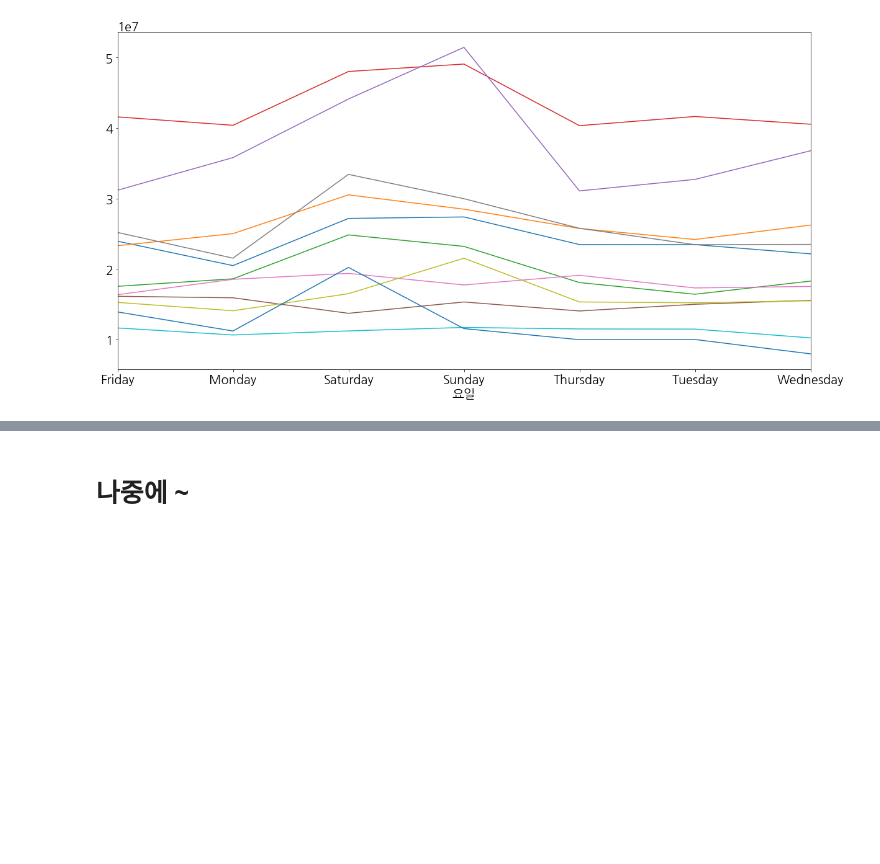
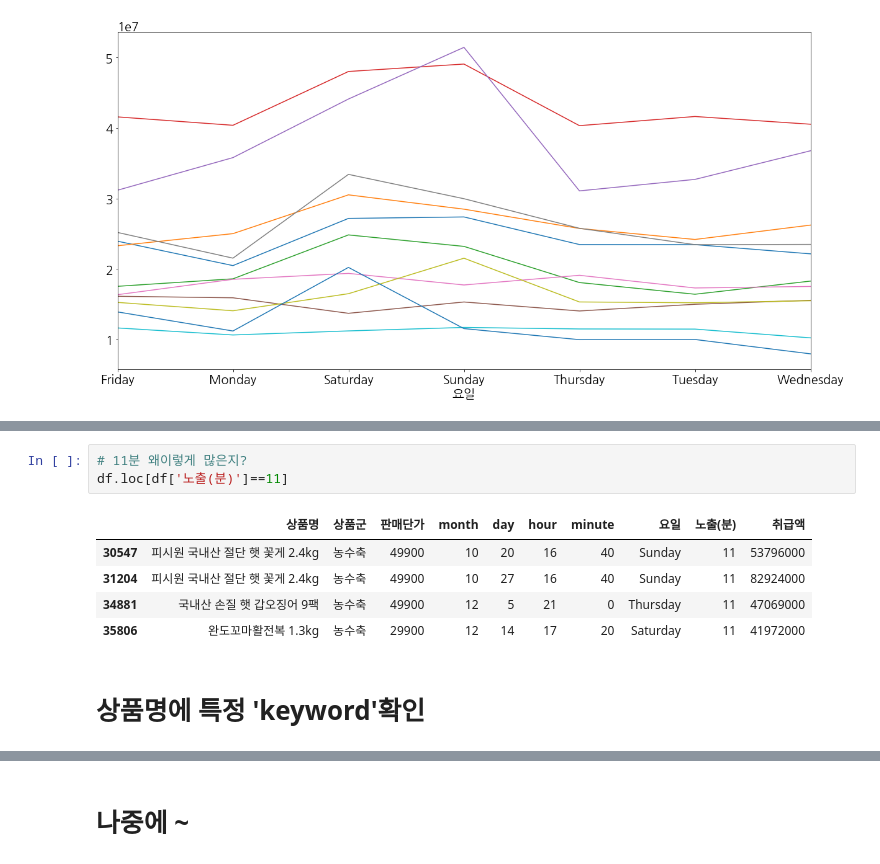
Before and after one commit to shp1204/AI-, a Jupyter notebook: Project/EDA.ipynb, the cells around one changed output, grey strips where cells are left out. Cells and saved outputs as stored; diff of their text form; blank space fills up the shorter version.

```diff
--- a/Project/EDA.ipynb
+++ b/Project/EDA.ipynb
@@ -308,0 +431,11 @@ for category in df['상품군'].unique() :
+# %%
+# 11분 왜이렇게 많은지?
+df.loc[df['노출(분)']==11]
+# %% [output]
+|  | 상품명 | 상품군 | 판매단가 | month | day | hour | minute | 요일 | 노출(분) | 취급액 |
+| 30547 | 피시원 국내산 절단 햇 꽃게 2.4kg | 농수축 | 49900 | 10 | 20 | 16 | 40 | Sunday | 11 | 53796000 |
+| 31204 | 피시원 국내산 절단 햇 꽃게 2.4kg | 농수축 | 49900 | 10 | 27 | 16 | 40 | Sunday | 11 | 82924000 |
+| 34881 | 국내산 손질 햇 갑오징어 9팩 | 농수축 | 49900 | 12 | 5 | 21 | 0 | Thursday | 11 | 47069000 |
+| 35806 | 완도꼬마활전복 1.3kg | 농수축 | 29900 | 12 | 14 | 17 | 20 | Saturday | 11 | 41972000 |
+# %% [markdown]
+# 상품명에 특정 'keyword'확인
```
Also changed, not shown: parts of 19 cells of this notebook, 7 other files.
